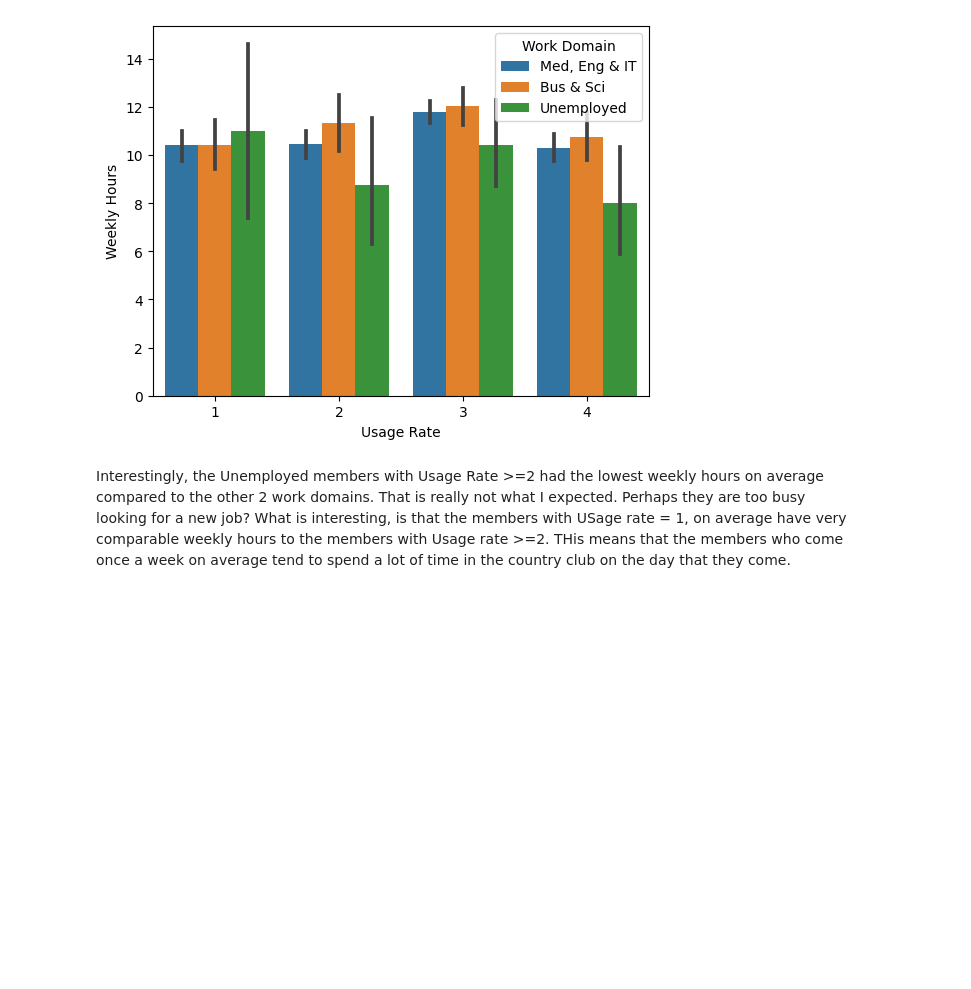
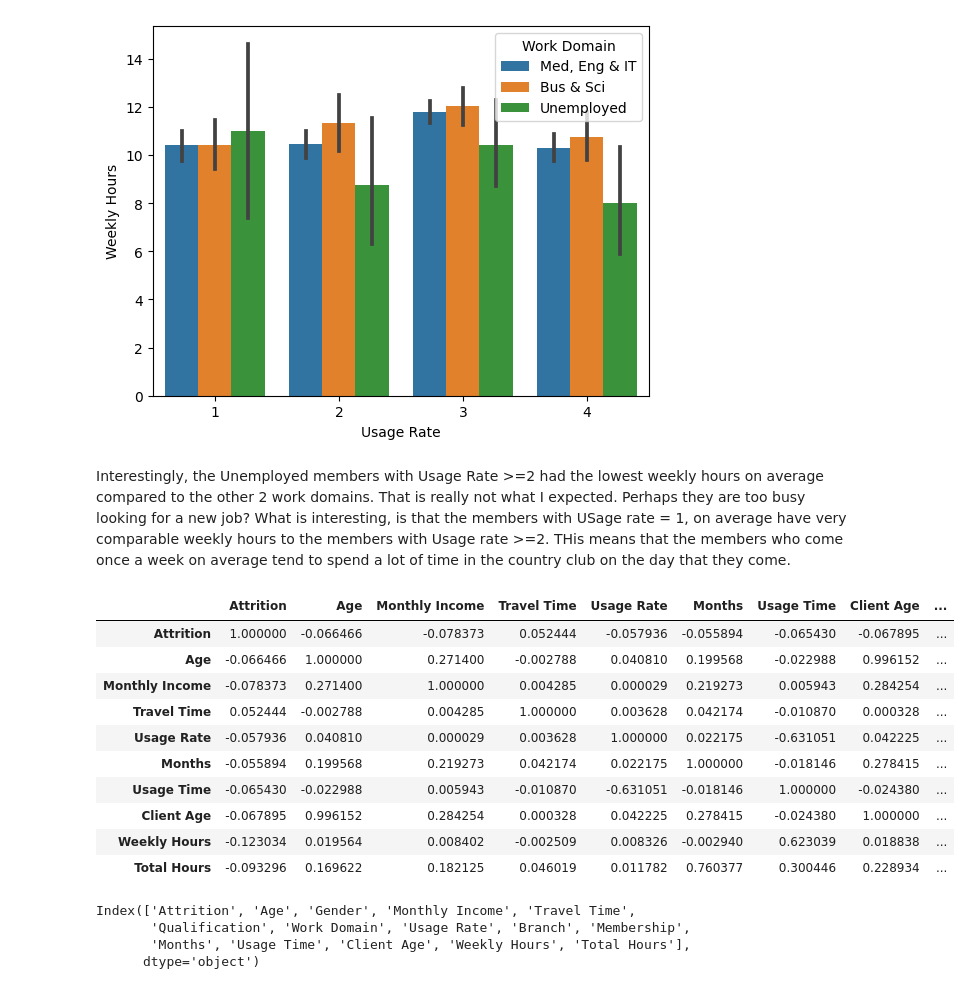
Before and after one commit to Anglesofdeath/attrition-data-science-project, a Jupyter notebook: eda.ipynb, the cells around one changed output. Drawn from its saved outputs; the diff is of its cells as text; code cells hidden in the pictures; blank space fills up the shorter version.

```diff
--- a/eda.ipynb
+++ b/eda.ipynb
@@ -1247,3 +1247,24 @@ sns.barplot(data=df, x="Usage Rate", y="Weekly Hours", hue="Work Domain")
 [figure]
 # %% [markdown]
 Interestingly, the Unemployed members with Usage Rate >=2 had the lowest weekly hours on average compared to the other 2 work domains. That is really not what I expected. Perhaps they are too busy looking for a new job? What is interesting, is that the members with USage rate = 1, on average have very comparable weekly hours to the members with Usage rate >=2. THis means that the members who come once a week on average tend to spend a lot of time in the country club on the day that they come.
+# %%
+df.corr()
+# %% [output]
+|  | Attrition | Age | Monthly Income | Travel Time | Usage Rate | Months | Usage Time | Client Age | ... |
+| Attrition | 1.000000 | -0.066466 | -0.078373 | 0.052444 | -0.057936 | -0.055894 | -0.065430 | -0.067895 | ... |
+| Age | -0.066466 | 1.000000 | 0.271400 | -0.002788 | 0.040810 | 0.199568 | -0.022988 | 0.996152 | ... |
+| Monthly Income | -0.078373 | 0.271400 | 1.000000 | 0.004285 | 0.000029 | 0.219273 | 0.005943 | 0.284254 | ... |
+| Travel Time | 0.052444 | -0.002788 | 0.004285 | 1.000000 | 0.003628 | 0.042174 | -0.010870 | 0.000328 | ... |
+| Usage Rate | -0.057936 | 0.040810 | 0.000029 | 0.003628 | 1.000000 | 0.022175 | -0.631051 | 0.042225 | ... |
+| Months | -0.055894 | 0.199568 | 0.219273 | 0.042174 | 0.022175 | 1.000000 | -0.018146 | 0.278415 | ... |
+| Usage Time | -0.065430 | -0.022988 | 0.005943 | -0.010870 | -0.631051 | -0.018146 | 1.000000 | -0.024380 | ... |
+| Client Age | -0.067895 | 0.996152 | 0.284254 | 0.000328 | 0.042225 | 0.278415 | -0.024380 | 1.000000 | ... |
+| Weekly Hours | -0.123034 | 0.019564 | 0.008402 | -0.002509 | 0.008326 | -0.002940 | 0.623039 | 0.018838 | ... |
+| Total Hours | -0.093296 | 0.169622 | 0.182125 | 0.046019 | 0.011782 | 0.760377 | 0.300446 | 0.228934 | ... |
+# %%
+df.columns
+# %% [output]
+Index(['Attrition', 'Age', 'Gender', 'Monthly Income', 'Travel Time',
+       'Qualification', 'Work Domain', 'Usage Rate', 'Branch', 'Membership',
+       'Months', 'Usage Time', 'Client Age', 'Weekly Hours', 'Total Hours'],
+      dtype='object')
```
Also changed, not shown: parts of 1 cell of this notebook.
